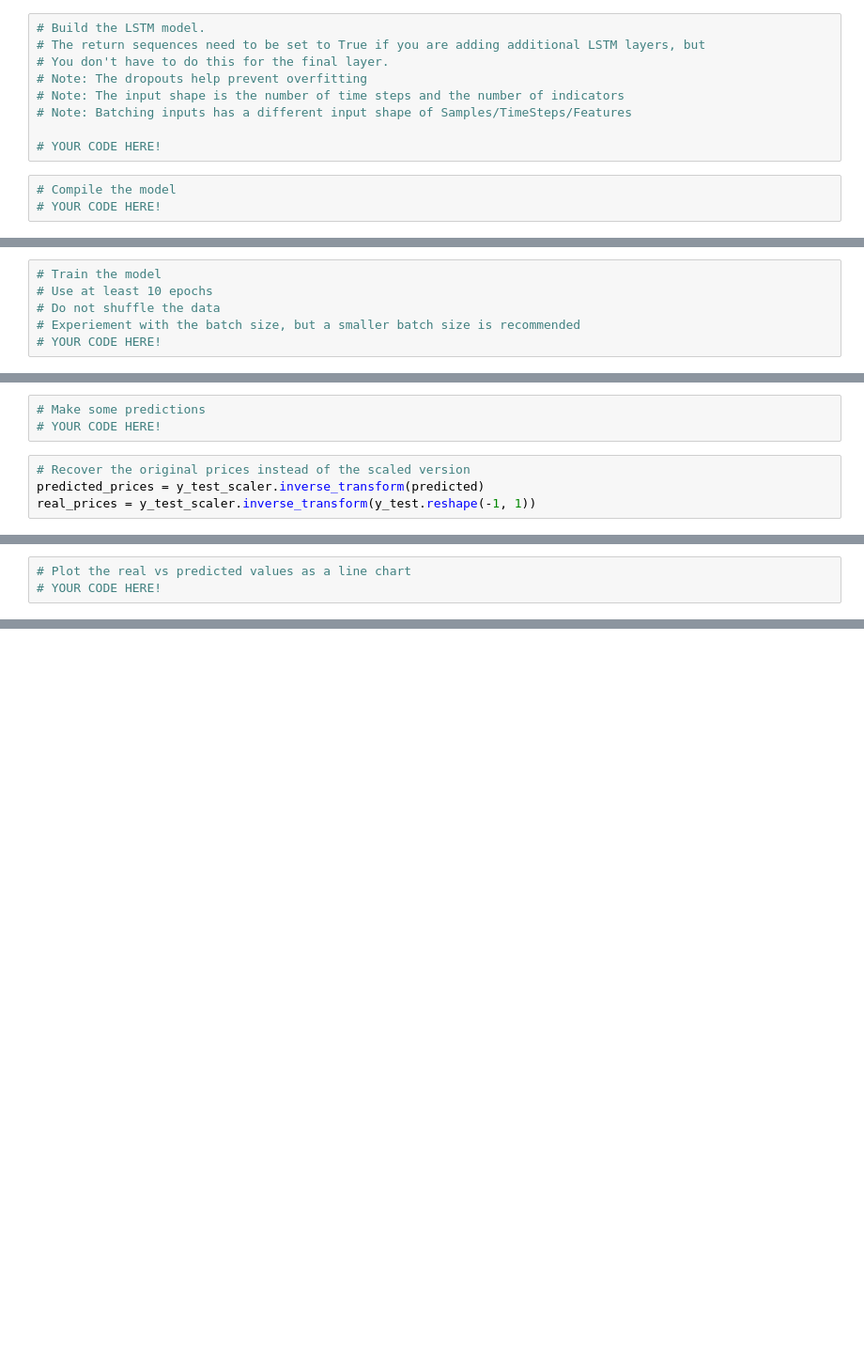
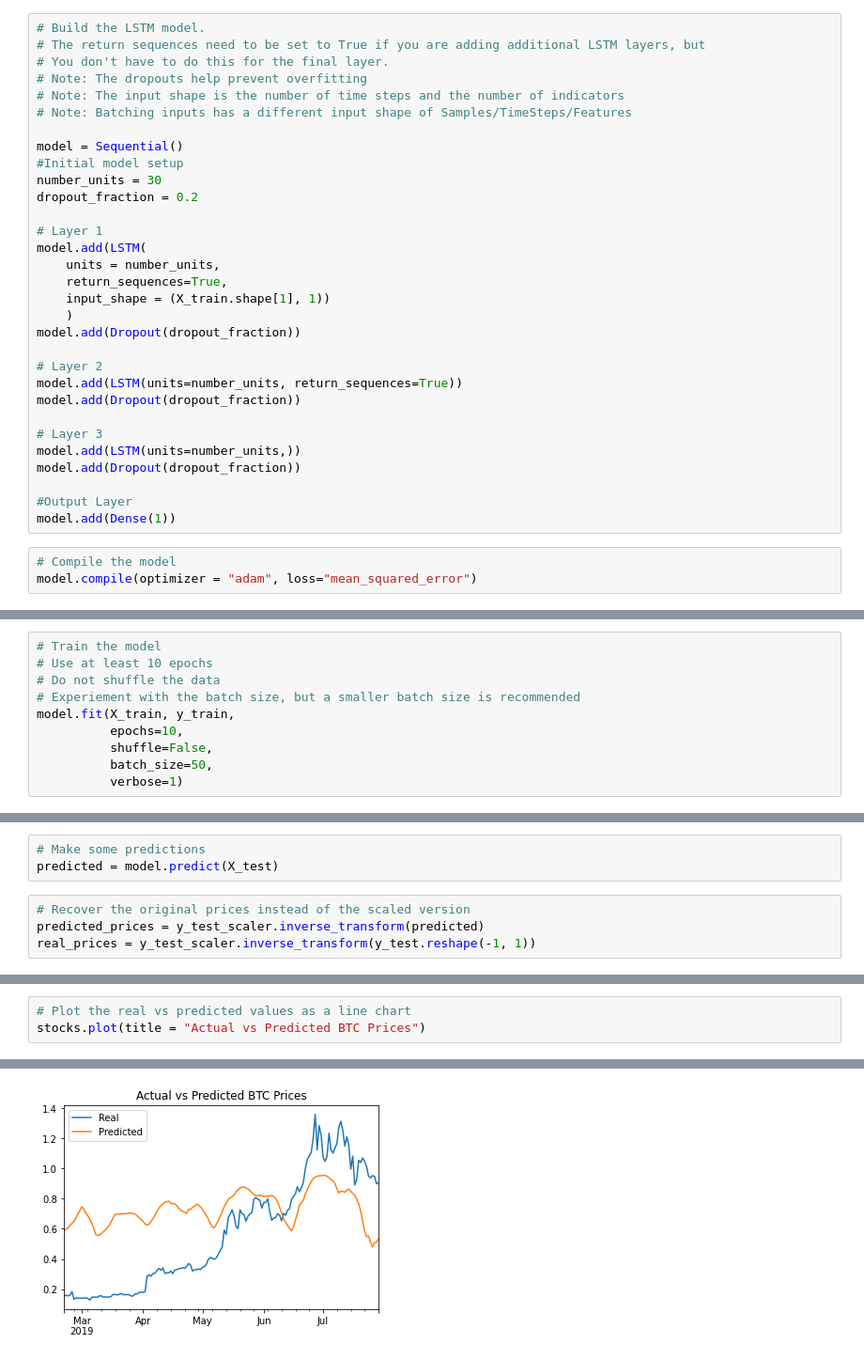
Before and after one commit to VLADDUCH/DeepLearning, a Jupyter notebook: lstm_stock_predictor_fng.ipynb, the cells around one changed output, grey strips where cells are left out. Shown at 94% size. Drawn from its saved outputs; the diff is of its cells as text; blank space fills up the shorter version.

```diff
--- a/lstm_stock_predictor_fng.ipynb
+++ b/lstm_stock_predictor_fng.ipynb
@@ -148,9 +164,31 @@ from tensorflow.keras.layers import LSTM, Dense, Dropout
 # Note: The input shape is the number of time steps and the number of indicators
 # Note: Batching inputs has a different input shape of Samples/TimeSteps/Features
 
-# YOUR CODE HERE!
+model = Sequential()
+#Initial model setup
+number_units = 30
+dropout_fraction = 0.2
+
+# Layer 1
+model.add(LSTM(
+    units = number_units,
+    return_sequences=True,
+    input_shape = (X_train.shape[1], 1))
+    )
+model.add(Dropout(dropout_fraction))
+
+# Layer 2
+model.add(LSTM(units=number_units, return_sequences=True))
+model.add(Dropout(dropout_fraction))
+
+# Layer 3
+model.add(LSTM(units=number_units,))
+model.add(Dropout(dropout_fraction))
+
+#Output Layer
+model.add(Dense(1))
 # %%
 # Compile the model
-# YOUR CODE HERE!
+model.compile(optimizer = "adam", loss="mean_squared_error")
 # %%
 # Summarize the model
@@ -160,4 +216,8 @@ from tensorflow.keras.layers import LSTM, Dense, Dropout
 # Use at least 10 epochs
 # Do not shuffle the data
 # Experiement with the batch size, but a smaller batch size is recommended
-# YOUR CODE HERE!
+model.fit(X_train, y_train,
+          epochs=10,
+          shuffle=False,
+          batch_size=50,
+          verbose=1)
@@ -182,6 +266,6 @@ Remember to apply the `inverse_transform` function to the predicted and y_test v
 # %%
 # Make some predictions
-# YOUR CODE HERE!
+predicted = model.predict(X_test)
 # %%
 # Recover the original prices instead of the scaled version
 predicted_prices = y_test_scaler.inverse_transform(predicted)
@@ -196,3 +287,4 @@ stocks.head()
 # %%
 # Plot the real vs predicted values as a line chart
-# YOUR CODE HERE!
+stocks.plot(title = "Actual vs Predicted BTC Prices")
+# %% [output]
@@ -198,0 +292 @@ stocks.head()
+[figure, added]
```
Also changed, not shown: parts of 7 cells of this notebook, 1 other file.
